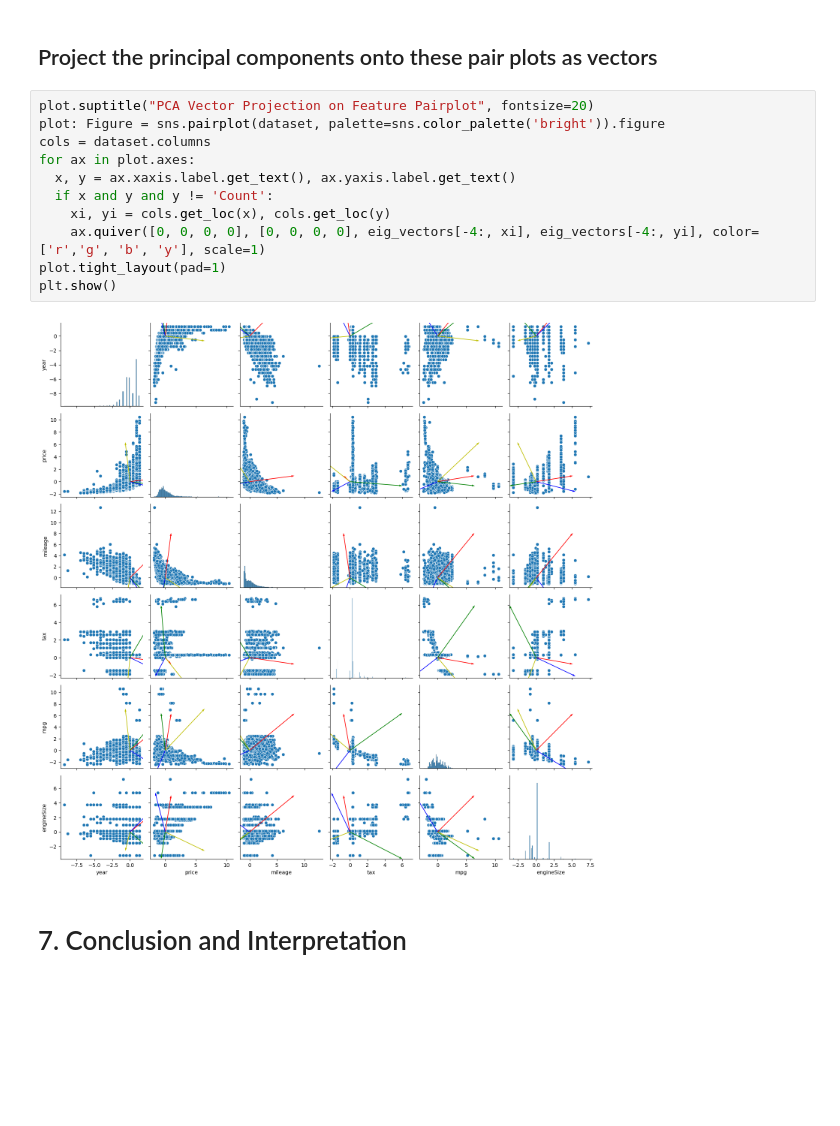
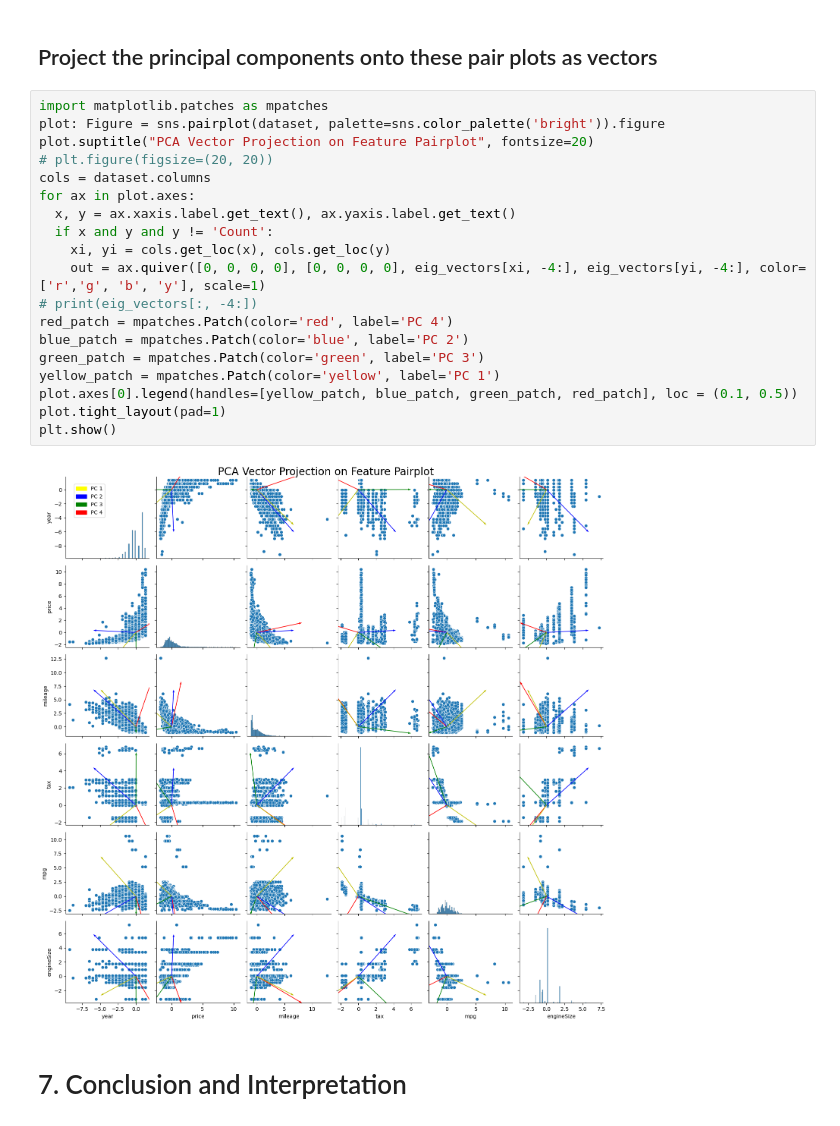
Before and after one commit to Neo-Panther/PCA-Linear-Regression, a Jupyter notebook: 2-A.ipynb, the cells around one changed output. Drawn from its saved outputs; the diff is of its cells as text; blank space fills up the shorter version.

```diff
--- a/2-A.ipynb
+++ b/2-A.ipynb
@@ -215,18 +215,26 @@ plt.show()
 # %% [markdown]
 ## Project the principal components onto these pair plots as vectors
 # %%
+import matplotlib.patches as mpatches
+plot: Figure = sns.pairplot(dataset, palette=sns.color_palette('bright')).figure
 plot.suptitle("PCA Vector Projection on Feature Pairplot", fontsize=20)
-plot: Figure = sns.pairplot(dataset, palette=sns.color_palette('bright')).figure
+# plt.figure(figsize=(20, 20))
 cols = dataset.columns
 for ax in plot.axes:
   x, y = ax.xaxis.label.get_text(), ax.yaxis.label.get_text()
   if x and y and y != 'Count':
     xi, yi = cols.get_loc(x), cols.get_loc(y)
-    ax.quiver([0, 0, 0, 0], [0, 0, 0, 0], eig_vectors[-4:, xi], eig_vectors[-4:, yi], color=['r','g', 'b', 'y'], scale=1)
+    out = ax.quiver([0, 0, 0, 0], [0, 0, 0, 0], eig_vectors[xi, -4:], eig_vectors[yi, -4:], color=['r','g', 'b', 'y'], scale=1)
+# print(eig_vectors[:, -4:])
+red_patch = mpatches.Patch(color='red', label='PC 4')
+blue_patch = mpatches.Patch(color='blue', label='PC 2')
+green_patch = mpatches.Patch(color='green', label='PC 3')
+yellow_patch = mpatches.Patch(color='yellow', label='PC 1')
+plot.axes[0].legend(handles=[yellow_patch, blue_patch, green_patch, red_patch], loc = (0.1, 0.5))
 plot.tight_layout(pad=1)
 plt.show()
 # %% [output]
-[figure, old version]
+[figure, new version]
 # %% [markdown]
 # 7. Conclusion and Interpretation
 # %% [markdown]
```
Also changed, not shown: parts of 1 cell of this notebook, 1 other file.
